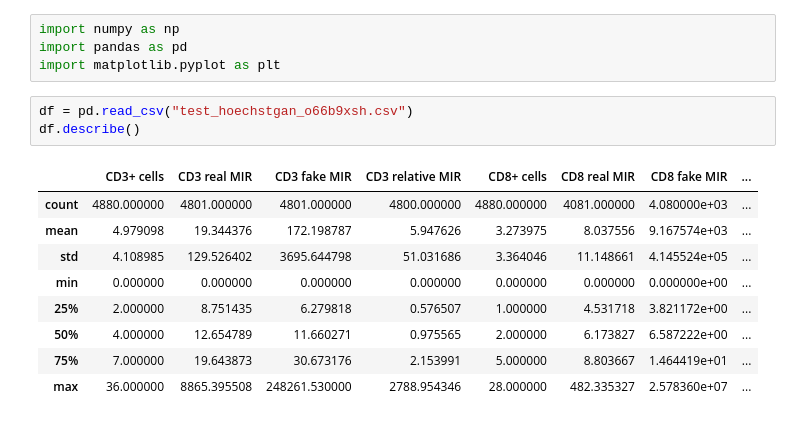
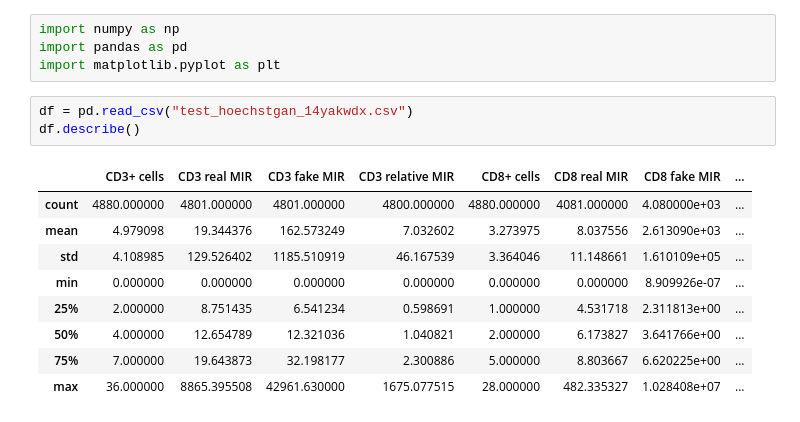
Before and after one commit to georg-wolflein/hoechstgan, a Jupyter notebook: test.ipynb, the cells around one changed output. Saved outputs shown, nothing was run; the diff lists cells and outputs as text.

```diff
--- a/test.ipynb
+++ b/test.ipynb
@@ -3,18 +3,18 @@ import numpy as np
 import pandas as pd
 import matplotlib.pyplot as plt
 # %%
-df = pd.read_csv("test_hoechstgan_o66b9xsh.csv")
+df = pd.read_csv("test_hoechstgan_14yakwdx.csv")
 df.describe()
 # %% [output]
 |  | CD3+ cells | CD3 real MIR | CD3 fake MIR | CD3 relative MIR | CD8+ cells | CD8 real MIR | CD8 fake MIR | ... |
 | count | 4880.000000 | 4801.000000 | 4801.000000 | 4800.000000 | 4880.000000 | 4081.000000 | 4.080000e+03 | ... |
-| mean | 4.979098 | 19.344376 | 172.198787 | 5.947626 | 3.273975 | 8.037556 | 9.167574e+03 | ... |
-| std | 4.108985 | 129.526402 | 3695.644798 | 51.031686 | 3.364046 | 11.148661 | 4.145524e+05 | ... |
-| min | 0.000000 | 0.000000 | 0.000000 | 0.000000 | 0.000000 | 0.000000 | 0.000000e+00 | ... |
-| 25% | 2.000000 | 8.751435 | 6.279818 | 0.576507 | 1.000000 | 4.531718 | 3.821172e+00 | ... |
-| 50% | 4.000000 | 12.654789 | 11.660271 | 0.975565 | 2.000000 | 6.173827 | 6.587222e+00 | ... |
-| 75% | 7.000000 | 19.643873 | 30.673176 | 2.153991 | 5.000000 | 8.803667 | 1.464419e+01 | ... |
-| max | 36.000000 | 8865.395508 | 248261.530000 | 2788.954346 | 28.000000 | 482.335327 | 2.578360e+07 | ... |
+| mean | 4.979098 | 19.344376 | 162.573249 | 7.032602 | 3.273975 | 8.037556 | 2.613090e+03 | ... |
+| std | 4.108985 | 129.526402 | 1185.510919 | 46.167539 | 3.364046 | 11.148661 | 1.610109e+05 | ... |
+| min | 0.000000 | 0.000000 | 0.000000 | 0.000000 | 0.000000 | 0.000000 | 8.909926e-07 | ... |
+| 25% | 2.000000 | 8.751435 | 6.541234 | 0.598691 | 1.000000 | 4.531718 | 2.311813e+00 | ... |
+| 50% | 4.000000 | 12.654789 | 12.321036 | 1.040821 | 2.000000 | 6.173827 | 3.641766e+00 | ... |
+| 75% | 7.000000 | 19.643873 | 32.198177 | 2.300886 | 5.000000 | 8.803667 | 6.620225e+00 | ... |
+| max | 36.000000 | 8865.395508 | 42961.630000 | 1675.077515 | 28.000000 | 482.335327 | 1.028408e+07 | ... |
 # %%
 def plot_hist(col, color=None):
     x = np.array(df[col])
```
Also changed, not shown: parts of 1 cell of this notebook, 5 other files.
